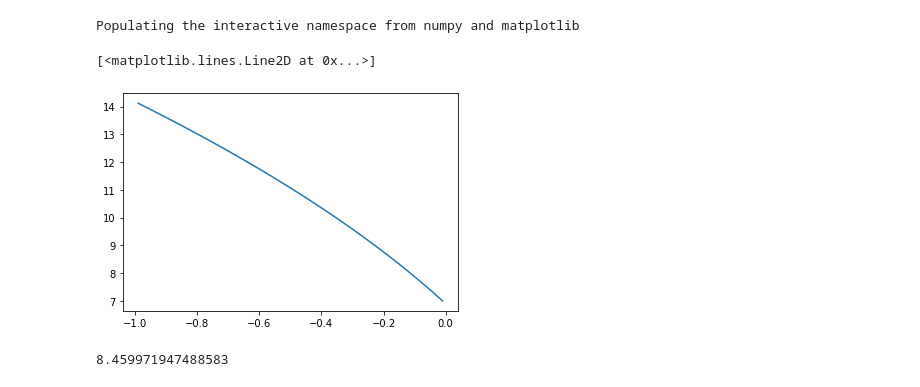
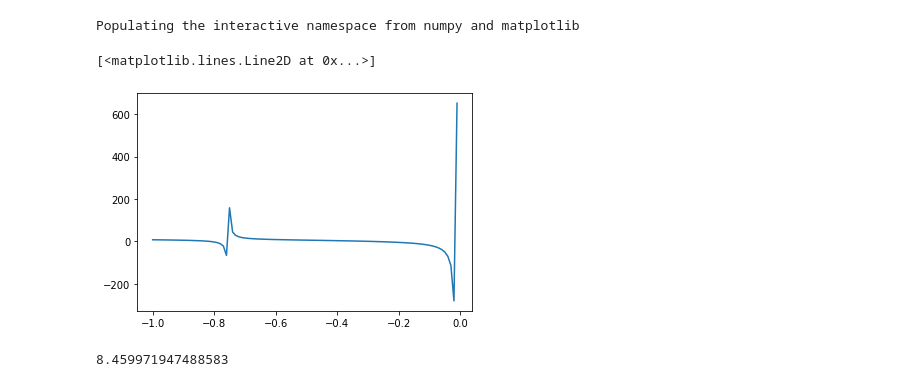
Before and after one commit to SantiagoBeltran/TareaParticulas, a Jupyter notebook: TareaParticulas.ipynb, the cells around one changed output. Cells and saved outputs as stored; diff of their text form; code cells hidden in the pictures.

```diff
--- a/TareaParticulas.ipynb
+++ b/TareaParticulas.ipynb
@@ -16,10 +16,10 @@ def continuidad(x, l, rho):
 # %%
 plt.figure()
 x=np.arange(-1,0,0.01)
-plt.plot(x, continuidad(x, 5, np.sqrt(40)))
+plt.plot(x, continuidad(x, 0, np.sqrt(40)))
 # %% [output]
 [<matplotlib.lines.Line2D at 0x...>]
-[figure, old version]
+[figure, new version]
 # %%
 continuidad(-0.9999, 1, np.sqrt(40))
 # %% [output]
```
Also changed, not shown: parts of 6 cells of this notebook.
